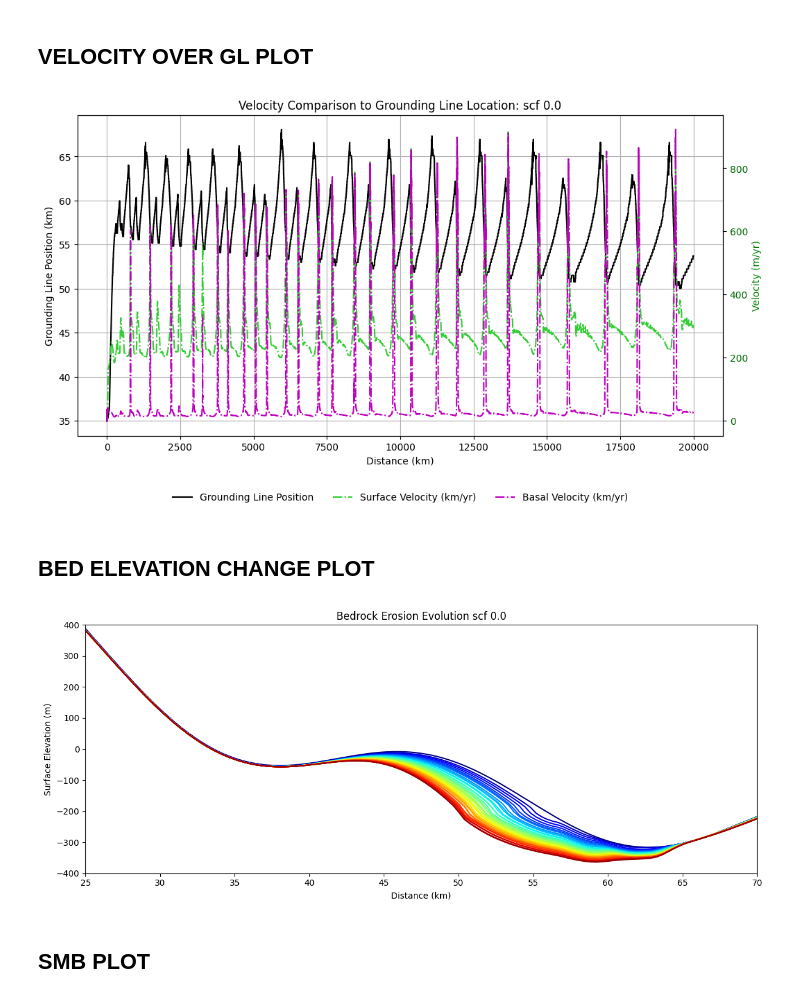
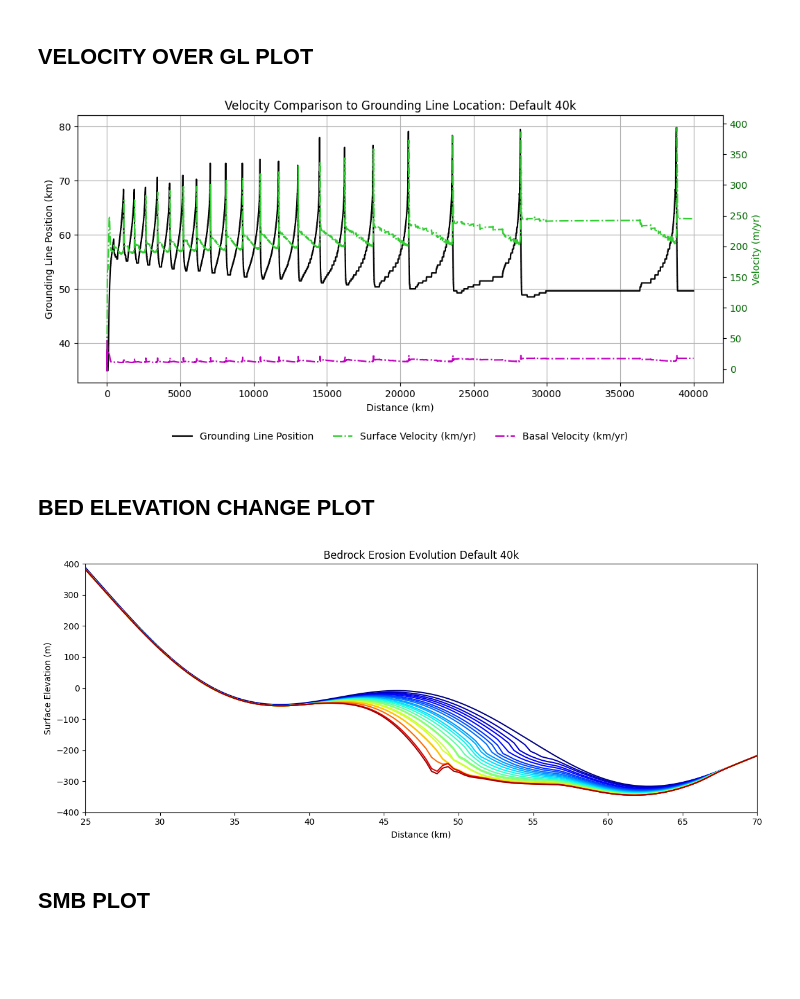
Before and after one commit to ktlix2ski/brinkmodeltest, a Jupyter notebook: Analysis/EasyQuickWorkbook.ipynb, the cells around one changed output. Drawn from its saved outputs; the diff is of its cells as text; code cells hidden in the pictures; blank space fills up the shorter version.

```diff
--- a/Analysis/EasyQuickWorkbook.ipynb
+++ b/Analysis/EasyQuickWorkbook.ipynb
@@ -23,9 +23,9 @@ def get_GL_index(gl_array):
 # %% [markdown]
 # INPUT: TEST VARIABLE + TEST VALUE + FILEPATH
 # %%
-variable = "scf"
-value = "0.0"
-path = "/home/kayatroyer/Repositories/brinkmodeltest/Output/Variable_Dictionaries/DATA_Dictionary_2025_05_05__18_49_21.pkl.gz"
+variable = "Default"
+value = "40k"
+path = "/media/kayatroyer/KayaDrive/Thesis/OfficialExperimentRuns/20kTests/40K_Base_test/DATA_Dictionary_2025_04_23__15_33_25.pkl.gz"
 with gzip.open(path, 'rb') as f:
     DATA_dict = pickle.load(f)
 
@@ -43,15 +43,15 @@ title_GLandVel = "Velocity Comparison to Grounding Line Location: " + variable +
 xaxis_vel = "Distance (km)"
 yaxis_vel  = "Velocity (m/yr)"
 
-title_SMB = "Glacier Surface VS Accumulation/Ablation " +  variable + " " + value
+title_SMB = "Glacier Surface: Accumulation/Ablation " +  variable + " " + value
 xaxis_SMB = "Maximum Accumulation to Maximum Ablation (m/yr)"
-yaxis_SMB = ""
+yaxis_SMB = "Ice Surface Elevation (m)"
 
-title_H = ""
-xaxis_H = ""
+title_H = "Ice Thickness Behind Terminus: " +  variable + " " + value
+xaxis_H = "Time (yrs)"
 yaxis_H = ""
 
-title_bed = "Bedrock Erosion Evolution " + variable + " " + value
+title_bed = "Bedrock Erosion Evolution: " + variable + " " + value
 xaxis_bed = "Distance (km)"
 yaxis_bed = "Surface Elevation (m)"
 
@@ -192,31 +198,31 @@ for t in sorted(us_dict.keys()):
 # %% [markdown]
 ## VELOCITY OVER GL PLOT
 # %%
-fig, ax1 = plt.subplots(figsize=(12, 6))
+fig, ax1 = plt.subplots(figsize=(12, 5))
 
 # GL position
 ax1.plot(time, GL_km, label='Grounding Line Position', color='black')
 ax1.set_xlabel(xaxis_vel)
 ax1.set_ylabel(yaxis_GL_better, color='black')
 ax1.tick_params(axis='y', labelcolor='black')
 ax1.grid()
 
 # Velocity
 ax2 = ax1.twinx()
 ax2.plot(time, term_surface_velocity, 'limegreen', ls = '-.', label='Surface Velocity (km/yr)')
 ax2.plot(time, term_basal_velocity, 'm-.', label='Basal Velocity (km/yr)')
 ax2.set_ylabel(yaxis_vel, color='green')
 ax2.tick_params(axis='y', labelcolor='darkgreen')
 
 lines_1, labels_1 = ax1.get_legend_handles_labels()
 lines_2, labels_2 = ax2.get_legend_handles_labels()
 
 ax1.legend(lines_1 + lines_2, labels_1 + labels_2, loc='upper center', bbox_to_anchor=(0.5, -0.15), ncol=3, frameon=False)
 
 plt.title(title_GLandVel)
 plt.show()
 # %% [output]
-[figure, old version]
+[figure, new version]
 # %% [markdown]
 ## BED ELEVATION CHANGE PLOT
 # %%
@@ -252,7 +258,7 @@ plt.tight_layout()
 plt.show()
 # fig.savefig("/media/kayatroyer/KayaDrive/Thesis/OfficialExperimentRuns/20kTests/40K_Base_test/blah.svg", format ="svg", bbox_inches='tight')
 # %% [output]
-[figure, old version]
+[figure, new version]
 # %% [markdown]
 ## SMB PLOT
 # %%
```
Also changed, not shown: parts of 8 cells of this notebook, 7 other files.
